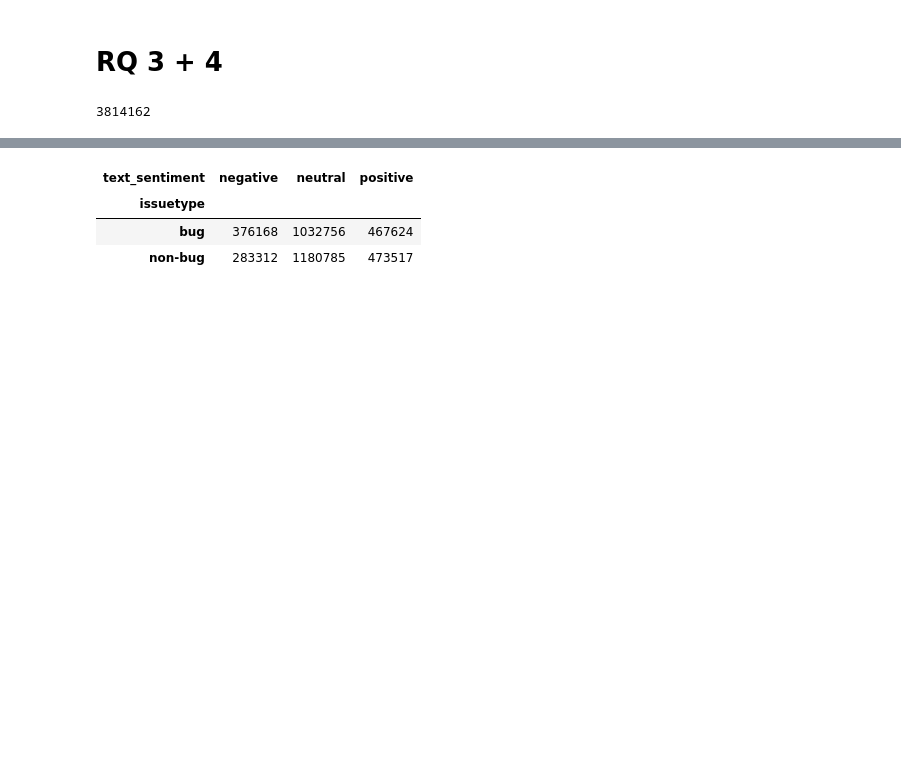
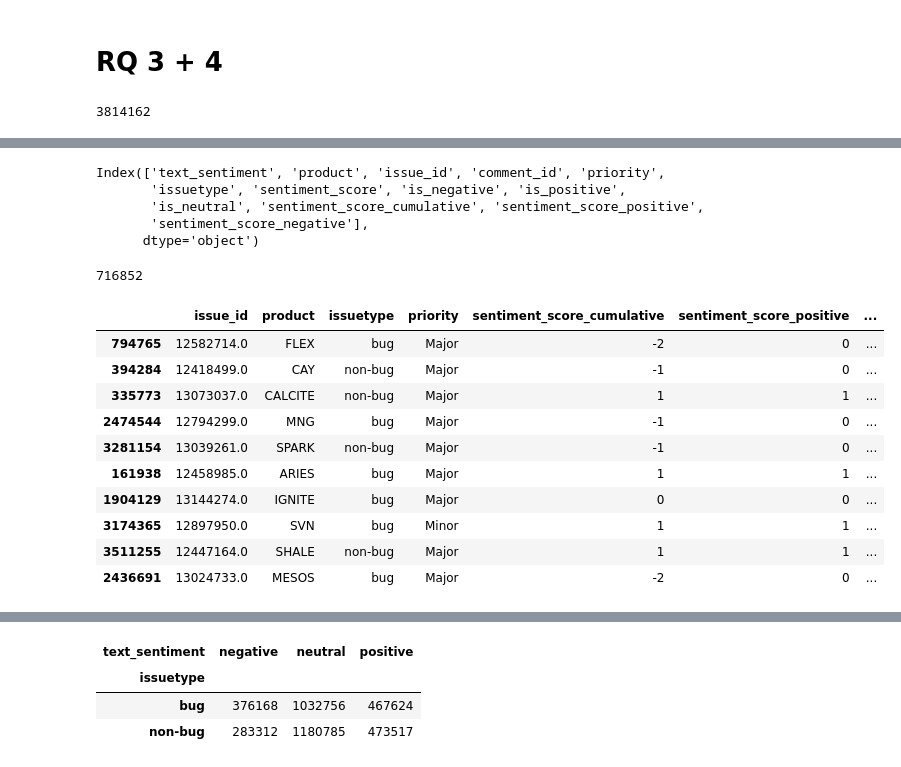
Before and after one commit to raianmr/seBERT, a Jupyter notebook: notebooks/RQs.ipynb, the cells around one changed output, grey strips where cells are left out. Cells and saved outputs as stored; diff of their text form; code cells hidden in the pictures; blank space fills up the shorter version.

```diff
--- a/notebooks/RQs.ipynb
+++ b/notebooks/RQs.ipynb
@@ -57,0 +101,29 @@ rq34.sample(10)
+# %%
+rq34.columns
+# %% [output]
+Index(['text_sentiment', 'product', 'issue_id', 'comment_id', 'priority',
+       'issuetype', 'sentiment_score', 'is_negative', 'is_positive',
+       'is_neutral', 'sentiment_score_cumulative', 'sentiment_score_positive',
+       'sentiment_score_negative'],
+      dtype='object')
+# %%
+# make a table for only the individual issues
+
+rq34_issues = rq34.drop_duplicates(subset='issue_id')
+rq34_issues = rq34_issues[['issue_id', 'product', 'issuetype', 'priority', 'sentiment_score_cumulative', 'sentiment_score_positive', 'sentiment_score_negative']]
+
+print(len(rq34_issues))
+rq34_issues.sample(10)
+# %% [output]
+716852
+|  | issue_id | product | issuetype | priority | sentiment_score_cumulative | sentiment_score_positive | ... |
+| 794765 | 12582714.0 | FLEX | bug | Major | -2 | 0 | ... |
+| 394284 | 12418499.0 | CAY | non-bug | Major | -1 | 0 | ... |
+| 335773 | 13073037.0 | CALCITE | non-bug | Major | 1 | 1 | ... |
+| 2474544 | 12794299.0 | MNG | bug | Major | -1 | 0 | ... |
+| 3281154 | 13039261.0 | SPARK | non-bug | Major | -1 | 0 | ... |
+| 161938 | 12458985.0 | ARIES | bug | Major | 1 | 1 | ... |
+| 1904129 | 13144274.0 | IGNITE | bug | Major | 0 | 0 | ... |
+| 3174365 | 12897950.0 | SVN | bug | Minor | 1 | 1 | ... |
+| 3511255 | 12447164.0 | SHALE | non-bug | Major | 1 | 1 | ... |
+| 2436691 | 13024733.0 | MESOS | bug | Major | -2 | 0 | ... |
```
Also changed, not shown: parts of 25 cells of this notebook, 1 other file.
